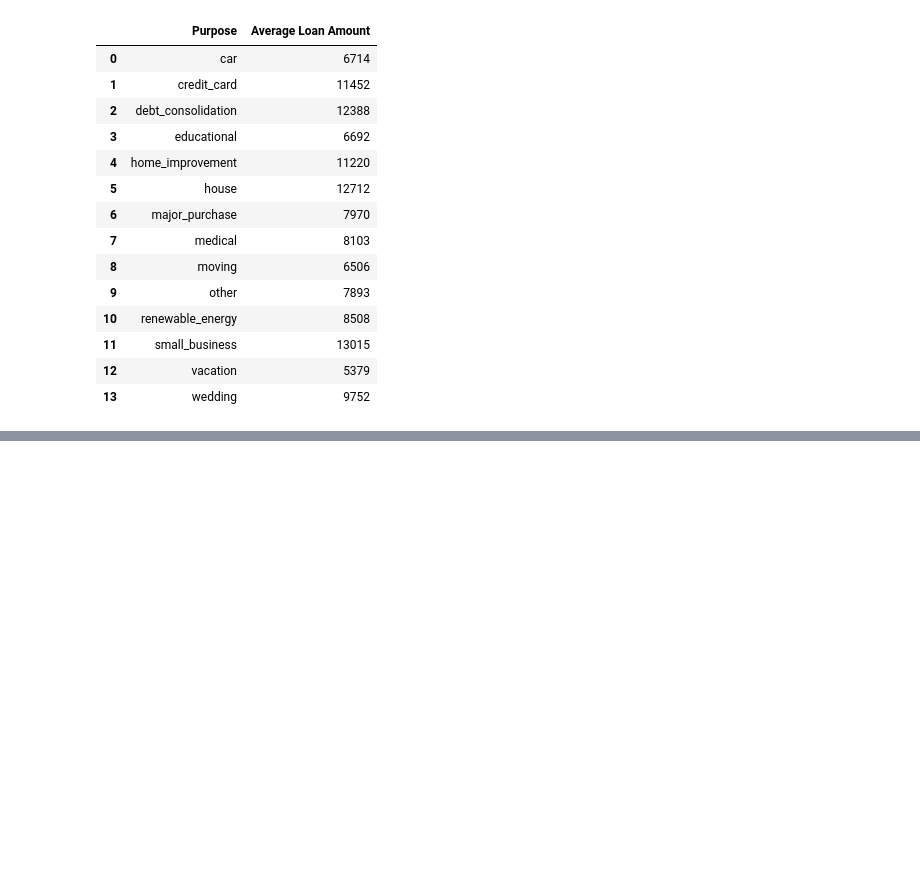
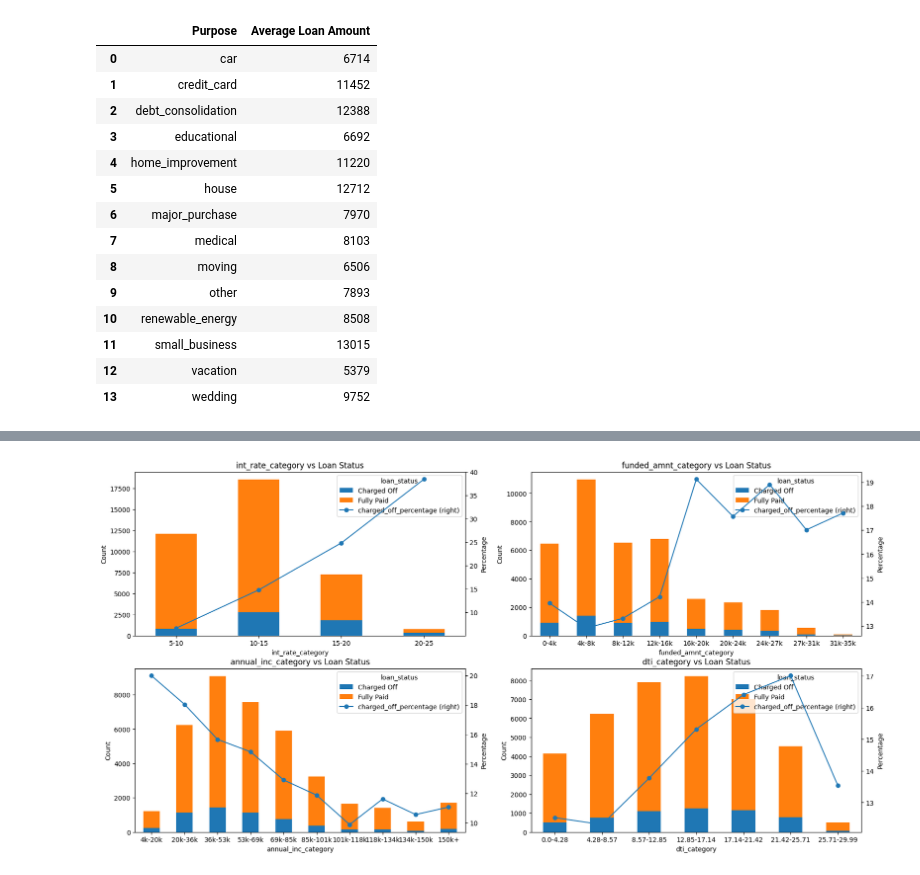
Before and after one commit to anandtv04/lending-case-study, a Jupyter notebook: lending-case-study-ankur_anand.ipynb, the cells around one changed output, grey strips where cells are left out. Saved outputs shown, nothing was run; the diff lists cells and outputs as text; code cells hidden in the pictures; blank space fills up the shorter version.

```diff
--- a/lending-case-study-ankur_anand.ipynb
+++ b/lending-case-study-ankur_anand.ipynb
@@ -213,11 +264,30 @@ labels = ['Very Low', 'Low','Medium', 'High', 'Very High']
 loan_data['int_rate_category'] = pd.cut(loan_data['int_rate'], bins=bins, labels=labels, right=False)
 # %%
-# Loan amount category, round of 1000s bucket
-def round_to_nearest_1000(x):
-    return round(x / 1000) * 1000
-bins = np.linspace(loan_data['funded_amnt'].min(), loan_data['funded_amnt'].max(), 10)
+# Annual Income category, round of 1000s bucket
+bins = np.linspace(loan_data['annual_inc'].min(), 150000, 10)
 labels = [f"{round_to_nearest_1000(bins[i])}-{round_to_nearest_1000(bins[i + 1])}" for i in range(len(bins) - 1)]
-loan_data['loan_amnt_category'] = pd.cut(loan_data['funded_amnt'], bins=bins, labels=labels, right=False)
+bins = np.append(bins, np.inf)
+labels=np.append(labels,f'{round_to_nearest_1000(150000)}+')
+loan_data['annual_inc_category'] = pd.cut(loan_data['annual_inc'], bins=bins, labels=labels, right=False)
+# %%
+# Funded amount category, round of 1000s bucket
+bins = np.linspace(loan_data['funded_amnt'].min(), loan_data['funded_amnt'].max(), 10)
+labels = [f"{round_to_nearest_1000(bins[i])}-{round_to_nearest_1000(bins[i + 1])}" for i in range(len(bins) - 1)]
+loan_data['funded_amnt_category'] = pd.cut(loan_data['funded_amnt'], bins=bins, labels=labels, right=False)
+# %%
+# Annual Income category, round of 1000s bucket
+bins = np.linspace(loan_data['dti'].min(), loan_data['dti'].max(), 8)
+labels = [f"{round(bins[i],2)}-{round(bins[i + 1],2)}" for i in range(len(bins) - 1)]
+loan_data['dti_category'] = pd.cut(loan_data['dti'], bins=bins, labels=labels, right=False)
+# %%
+emp_length_mapping: dict = {
+    '< 1 year': 0, '1 year': 1, '2 years': 2, '3 years': 3,
+    '4 years': 4, '5 years': 5, '6 years': 6, '7 years': 7,
+    '8 years': 8, '9 years': 9, '10+ years': 10
+}
+
+# Use the map function to replace values in the 'emp_length' column
+loan_data['emp_length'] = loan_data['emp_length'].map(emp_length_mapping)
 # %%
 #Remove rows where the loan_status is current as current means in-porgress
 loan_data_without_current=loan_data.copy()
@@ -409,0 +482,15 @@ df
+# %%
+# Plotting the Bar (Count plot) and line (for percentage) for the below columns
+columns_to_plot = ['int_rate_category', 'funded_amnt_category', 'annual_inc_category', 'dti_category']
+ncols=2
+nrows=2
+plt.rcdefaults()
+fig, ax = plt.subplots(ncols= ncols,nrows=nrows, figsize=(20, 10))
+for index, value in enumerate(columns_to_plot):
+    row = index // ncols
+    col = index % ncols
+    count_plot_with_percentage(ax[row][col], loan_data_without_current,
+           column=value)
+plt.show()
+# %% [output]
+[figure, added]
```
Also changed, not shown: parts of 17 cells of this notebook.
